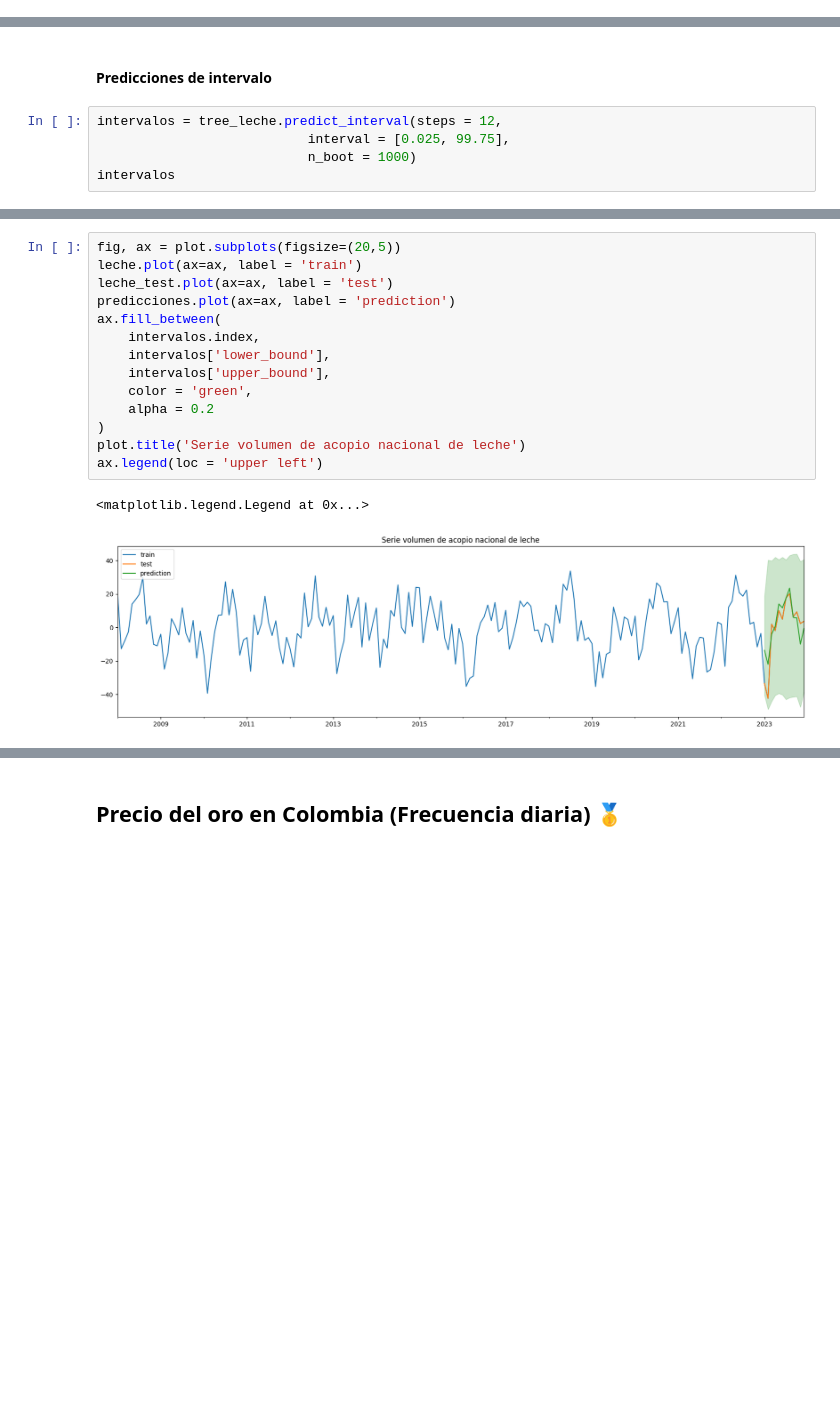
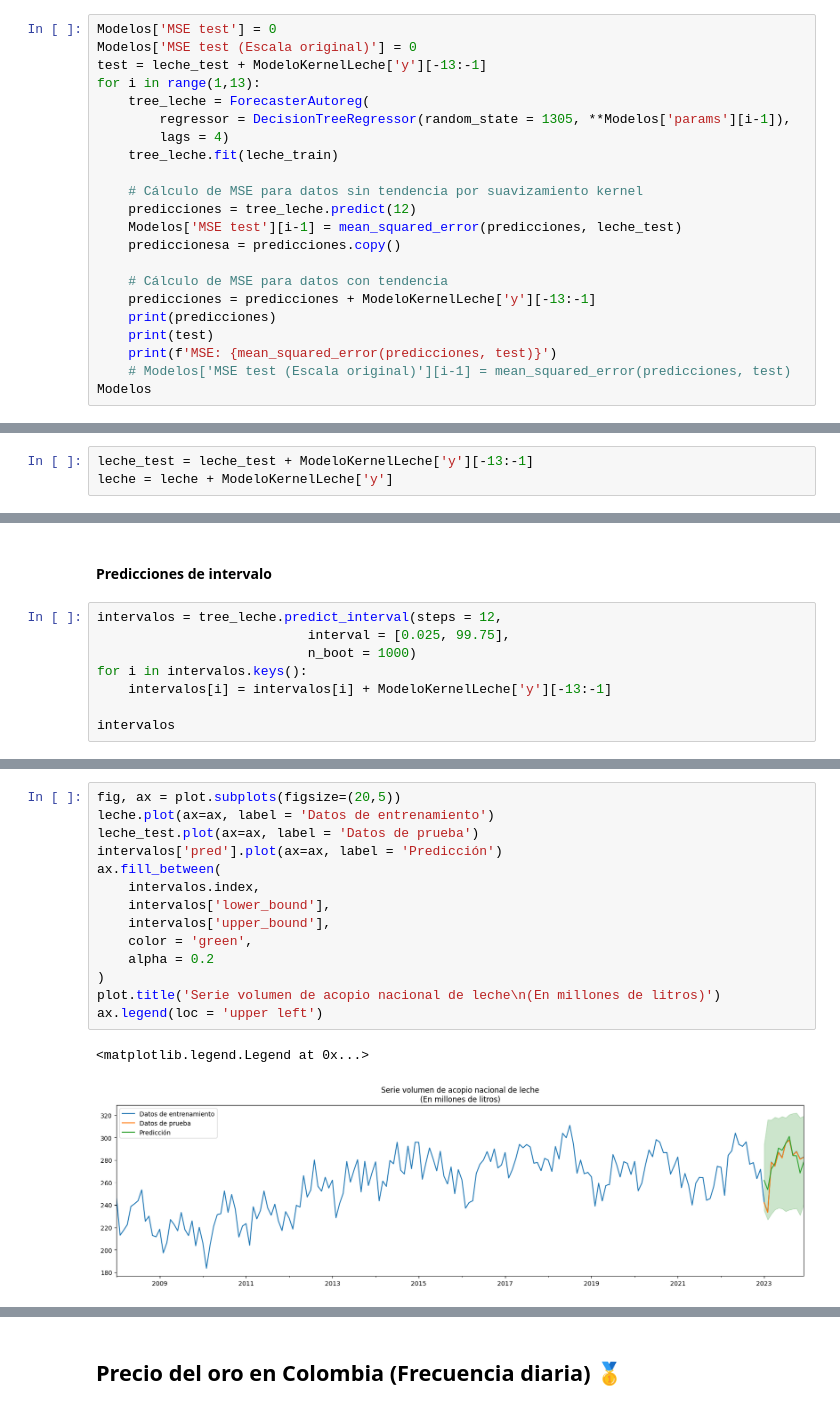
Before and after one commit to Mendivenson/Series-de-tiempo, a Jupyter notebook: Avance 2/Avance 2.ipynb, the cells around one changed output, grey strips where cells are left out. Cells and saved outputs as stored; diff of their text form; blank space fills up the shorter version.

Commit message:
[x] Árboles para la serie de leche

```diff
--- a/Avance 2/Avance 2.ipynb
+++ b/Avance 2/Avance 2.ipynb
@@ -380,0 +448,22 @@ tuning_leche.sort_values(by = 'MSE test')
+# %%
+Modelos['MSE test'] = 0
+Modelos['MSE test (Escala original)'] = 0
+test = leche_test + ModeloKernelLeche['y'][-13:-1]
+for i in range(1,13):
+    tree_leche = ForecasterAutoreg(
+        regressor = DecisionTreeRegressor(random_state = 1305, **Modelos['params'][i-1]),
+        lags = 4)
+    tree_leche.fit(leche_train)
+
+    # Cálculo de MSE para datos sin tendencia por suavizamiento kernel
+    predicciones = tree_leche.predict(12)
+    Modelos['MSE test'][i-1] = mean_squared_error(predicciones, leche_test)
+    prediccionesa = predicciones.copy()
+
+    # Cálculo de MSE para datos con tendencia
+    predicciones = predicciones + ModeloKernelLeche['y'][-13:-1]
+    print(predicciones)
+    print(test)
+    print(f'MSE: {mean_squared_error(predicciones, test)}')
+    # Modelos['MSE test (Escala original)'][i-1] = mean_squared_error(predicciones, test)
+Modelos
@@ -449,0 +626,3 @@ plot.show()
+# %%
+leche_test = leche_test + ModeloKernelLeche['y'][-13:-1]
+leche = leche + ModeloKernelLeche['y']
@@ -468,6 +671,9 @@ plot.show()
 intervalos = tree_leche.predict_interval(steps = 12,
                            interval = [0.025, 99.75],
                            n_boot = 1000)
+for i in intervalos.keys():
+    intervalos[i] = intervalos[i] + ModeloKernelLeche['y'][-13:-1]
+
 intervalos
 # %% [output]
 |  | pred | lower_bound | upper_bound |
@@ -486,19 +692,19 @@ intervalos
 # %%
 fig, ax = plot.subplots(figsize=(20,5))
-leche.plot(ax=ax, label = 'train')
-leche_test.plot(ax=ax, label = 'test')
-predicciones.plot(ax=ax, label = 'prediction')
+leche.plot(ax=ax, label = 'Datos de entrenamiento')
+leche_test.plot(ax=ax, label = 'Datos de prueba')
+intervalos['pred'].plot(ax=ax, label = 'Predicción')
 ax.fill_between(
     intervalos.index,
     intervalos['lower_bound'],
     intervalos['upper_bound'],
     color = 'green',
     alpha = 0.2
 )
-plot.title('Serie volumen de acopio nacional de leche')
+plot.title('Serie volumen de acopio nacional de leche\n(En millones de litros)')
 ax.legend(loc = 'upper left')
 # %% [output]
 <matplotlib.legend.Legend at 0x...>
-[figure, old version]
+[figure, new version]
 # %%
 fig, ax = plot.subplots(figsize=(20,5))
```
Also changed, not shown: parts of 27 cells of this notebook.
